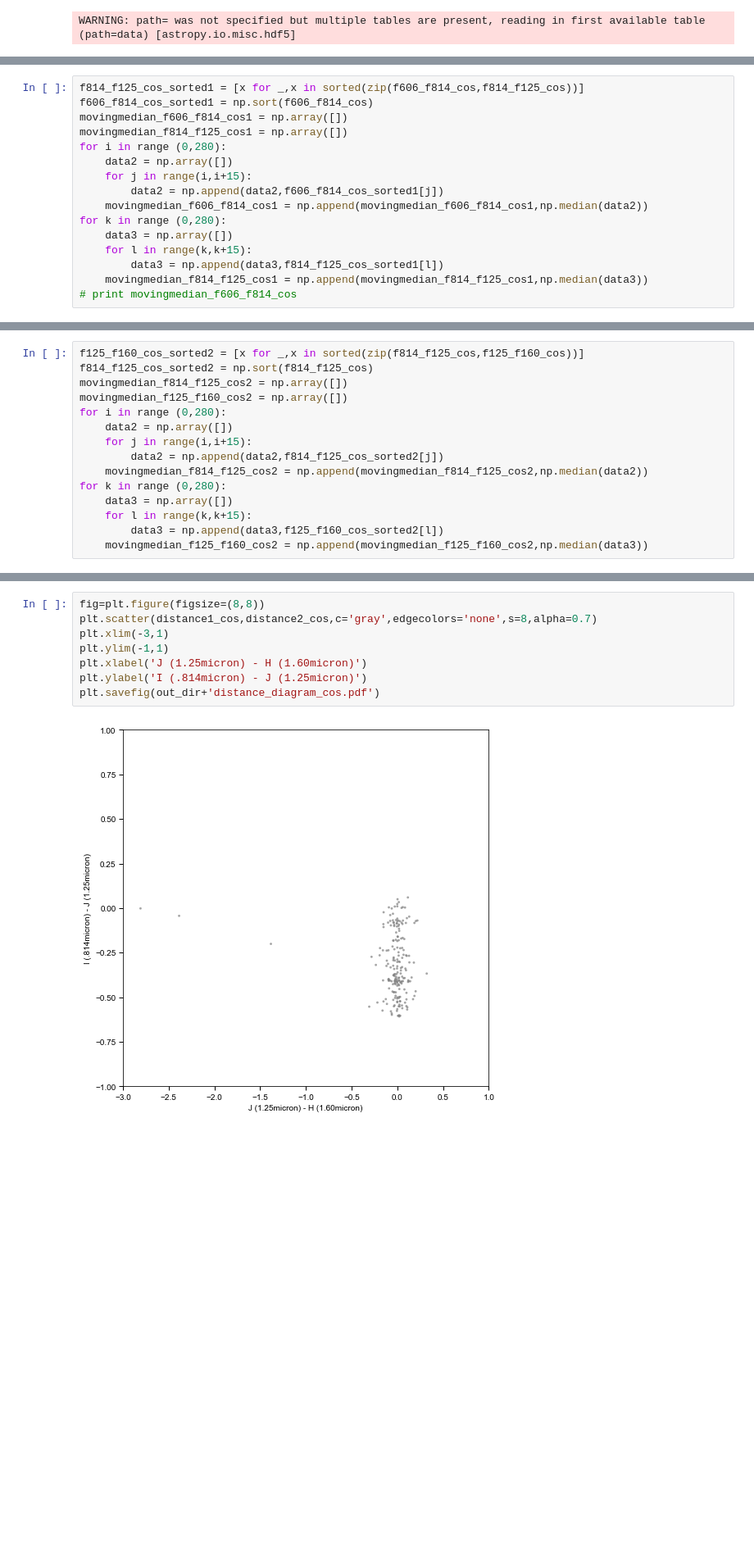
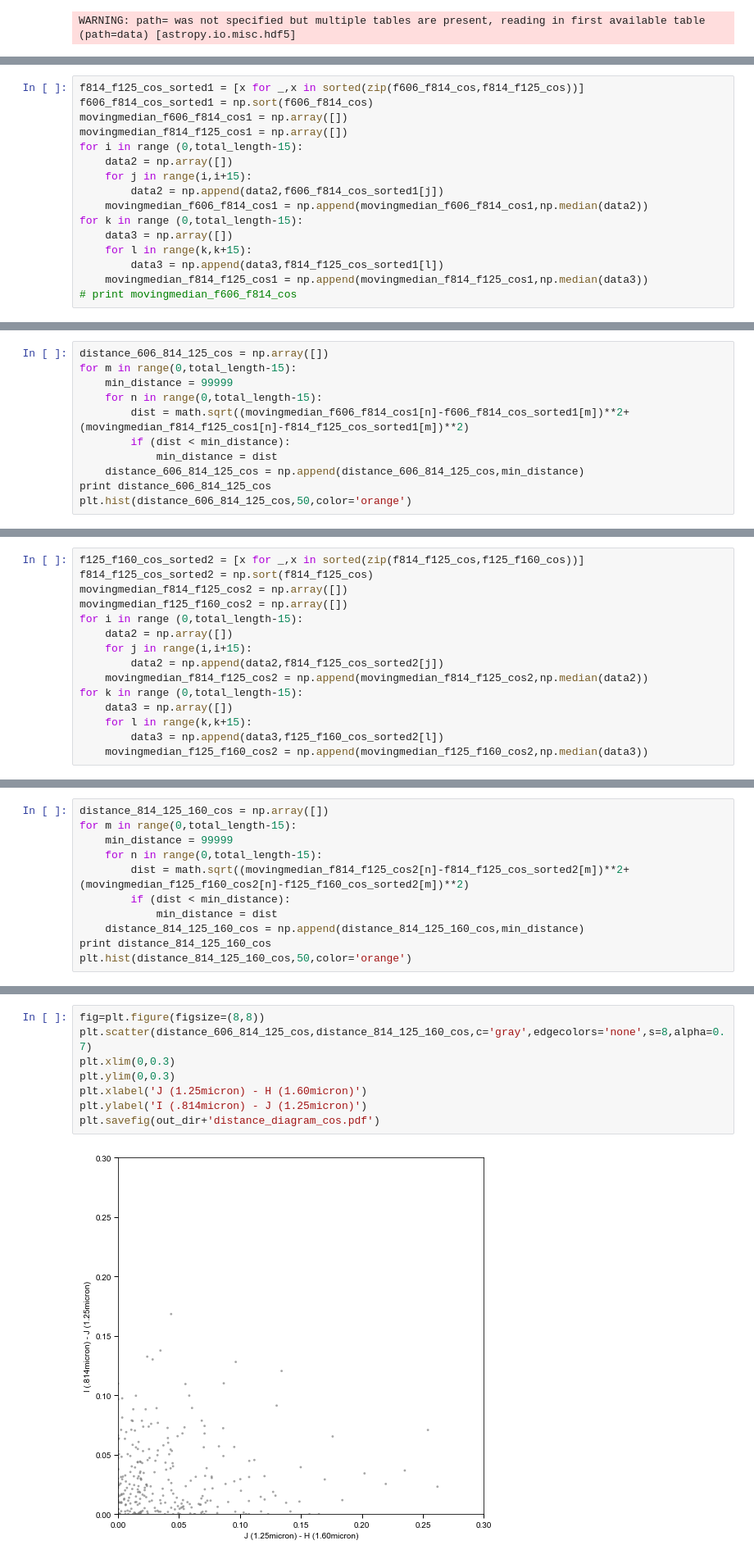
Before and after one commit to jztuan/SIP18, a Jupyter notebook: distance_diagram_cos.ipynb, the cells around one changed output, grey strips where cells are left out. Shown at 82% size. Drawn from its saved outputs; the diff is of its cells as text; blank space fills up the shorter version.

```diff
--- a/distance_diagram_cos.ipynb
+++ b/distance_diagram_cos.ipynb
@@ -49,12 +53,12 @@ f814_f125_cos_sorted1 = [x for _,x in sorted(zip(f606_f814_cos,f814_f125_cos))]
 f606_f814_cos_sorted1 = np.sort(f606_f814_cos)
 movingmedian_f606_f814_cos1 = np.array([])
 movingmedian_f814_f125_cos1 = np.array([])
-for i in range (0,280):
+for i in range (0,total_length-15):
     data2 = np.array([])
     for j in range(i,i+15):
         data2 = np.append(data2,f606_f814_cos_sorted1[j])
     movingmedian_f606_f814_cos1 = np.append(movingmedian_f606_f814_cos1,np.median(data2))
-for k in range (0,280):
+for k in range (0,total_length-15):
     data3 = np.array([])
     for l in range(k,k+15):
         data3 = np.append(data3,f814_f125_cos_sorted1[l])
@@ -70,0 +76,11 @@ plt.savefig('/Users/Andy/Desktop/GIJ_pt4_cos_starlike_movingmedian.pdf')
+# %%
+distance_606_814_125_cos = np.array([])
+for m in range(0,total_length-15):
+    min_distance = 99999
+    for n in range(0,total_length-15):
+        dist = math.sqrt((movingmedian_f606_f814_cos1[n]-f606_f814_cos_sorted1[m])**2+(movingmedian_f814_f125_cos1[n]-f814_f125_cos_sorted1[m])**2)
+        if (dist < min_distance):
+            min_distance = dist
+    distance_606_814_125_cos = np.append(distance_606_814_125_cos,min_distance)
+print distance_606_814_125_cos
+plt.hist(distance_606_814_125_cos,50,color='orange')
@@ -73,12 +96,12 @@ f125_f160_cos_sorted2 = [x for _,x in sorted(zip(f814_f125_cos,f125_f160_cos))]
 f814_f125_cos_sorted2 = np.sort(f814_f125_cos)
 movingmedian_f814_f125_cos2 = np.array([])
 movingmedian_f125_f160_cos2 = np.array([])
-for i in range (0,280):
+for i in range (0,total_length-15):
     data2 = np.array([])
     for j in range(i,i+15):
         data2 = np.append(data2,f814_f125_cos_sorted2[j])
     movingmedian_f814_f125_cos2 = np.append(movingmedian_f814_f125_cos2,np.median(data2))
-for k in range (0,280):
+for k in range (0,total_length-15):
     data3 = np.array([])
     for l in range(k,k+15):
         data3 = np.append(data3,f125_f160_cos_sorted2[l])
@@ -95,0 +120,11 @@ plt.savefig('/Users/Andy/Desktop/IJH_pt4_cos_starlike_movingmedian.pdf')
+# %%
+distance_814_125_160_cos = np.array([])
+for m in range(0,total_length-15):
+    min_distance = 99999
+    for n in range(0,total_length-15):
+        dist = math.sqrt((movingmedian_f814_f125_cos2[n]-f814_f125_cos_sorted2[m])**2+(movingmedian_f125_f160_cos2[n]-f125_f160_cos_sorted2[m])**2)
+        if (dist < min_distance):
+            min_distance = dist
+    distance_814_125_160_cos = np.append(distance_814_125_160_cos,min_distance)
+print distance_814_125_160_cos
+plt.hist(distance_814_125_160_cos,50,color='orange')
@@ -101,11 +143,11 @@ for i in range (7,210):
     distance2_cos = np.append(distance2_cos,movingmedian_f125_f160_cos2[i-7]-f814_f125_cos_sorted2[i])
 # %%
 fig=plt.figure(figsize=(8,8))
-plt.scatter(distance1_cos,distance2_cos,c='gray',edgecolors='none',s=8,alpha=0.7)
-plt.xlim(-3,1)
-plt.ylim(-1,1)
+plt.scatter(distance_606_814_125_cos,distance_814_125_160_cos,c='gray',edgecolors='none',s=8,alpha=0.7)
+plt.xlim(0,0.3)
+plt.ylim(0,0.3)
 plt.xlabel('J (1.25micron) - H (1.60micron)')
 plt.ylabel('I (.814micron) - J (1.25micron)')
 plt.savefig(out_dir+'distance_diagram_cos.pdf')
 # %% [output]
-[figure, old version]
+[figure, new version]
```
Also changed, not shown: parts of 7 cells of this notebook, 4 other files.
